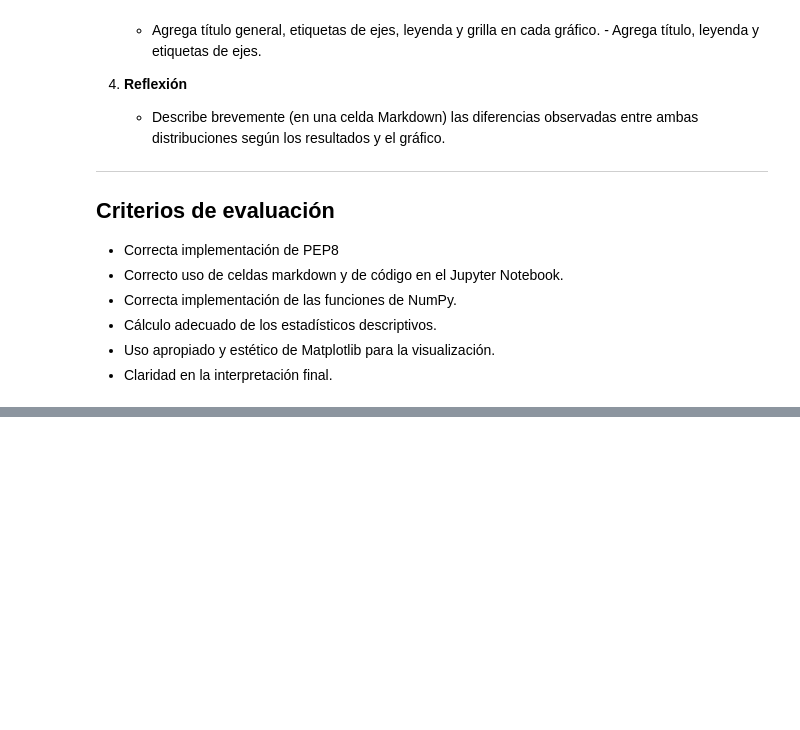
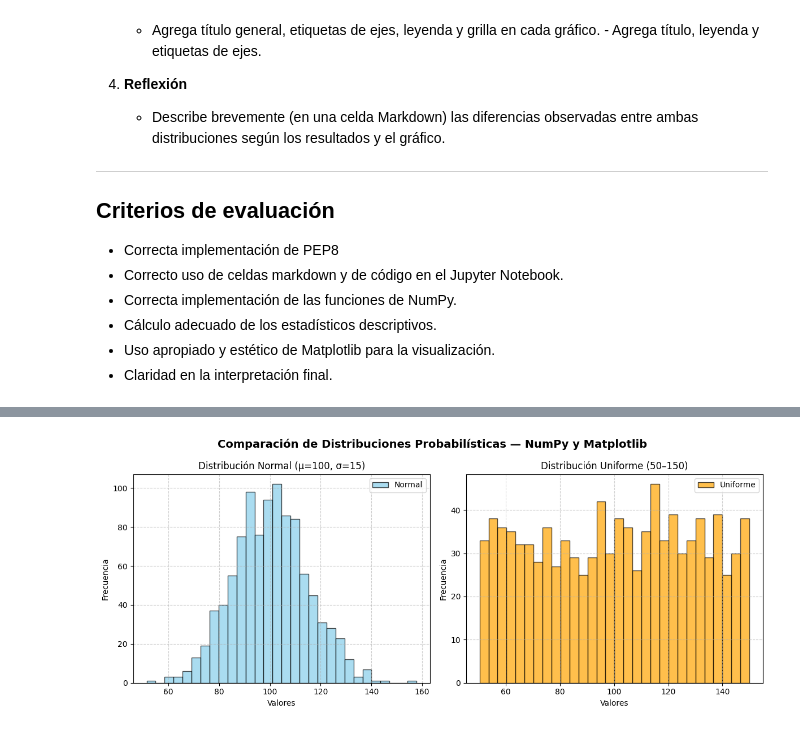
Before and after one commit to victoriailla2607/IllaVictoria_PAD_Practica2_Numpy_v2, a Jupyter notebook: notebooks/practice.ipynb, the cells around one changed output, grey strips where cells are left out. Cells and saved outputs as stored; diff of their text form; code cells hidden in the pictures; blank space fills up the shorter version.

```diff
--- a/notebooks/practice.ipynb
+++ b/notebooks/practice.ipynb
@@ -48,3 +50,79 @@ import matplotlib.pyplot as plt
 import numpy as np
 
 # Tu código a partir de aquí
+# %%
+# ------------------------------------------------------------
+# Práctica de NumPy: Análisis de Distribuciones Probabilísticas
+# Referencias:
+# NumPy Reference Manual: https://numpy.org/doc/stable/reference/index.html
+# NumPy User Guide (v1.18): https://numpy.org/doc/1.18/numpy-user.pdf
+# ------------------------------------------------------------
+
+import numpy as np
+import matplotlib.pyplot as plt
+
+# -------------------------------
+# 1️⃣ Generación de datos
+# -------------------------------
+# np.random.normal y np.random.uniform están documentadas en:
+# https://numpy.org/doc/stable/reference/random/generated/numpy.random.normal.html
+# https://numpy.org/doc/stable/reference/random/generated/numpy.random.uniform.html
+
+np.random.seed(42)  # Reproducibilidad
+
+# Distribución Normal (media=100, desvío=15)
+normal = np.random.normal(loc=100, scale=15, size=1000)
+
+# Distribución Uniforme (entre 50 y 150)
+uniforme = np.random.uniform(low=50, high=150, size=1000)
+
+# -------------------------------
+# 2️⃣ Cálculo de estadísticos
+# -------------------------------
+# Funciones utilizadas: np.mean, np.median, np.var, np.std, np.min, np.max
+# Documentación: https://numpy.org/doc/stable/reference/routines.statistics.html
+
+def resumen_estadistico(datos, nombre):
+    """Imprime los estadísticos descriptivos de un conjunto de datos."""
+    print(f"\n📊 {nombre}")
+    print(f"Media: {np.mean(datos):.2f}")
+    print(f"Mediana: {np.median(datos):.2f}")
+    print(f"Varianza: {np.var(datos):.2f}")
+    print(f"Desvío estándar: {np.std(datos):.2f}")
+    print(f"Mínimo: {np.min(datos):.2f}")
+    print(f"Máximo: {np.max(datos):.2f}")
+
+resumen_estadistico(normal, "Distribución Normal")
+resumen_estadistico(uniforme, "Distribución Uniforme")
+
+# -------------------------------
+# 3️⃣ Visualización
+# -------------------------------
+# Documentación de Matplotlib: https://matplotlib.org/stable/api/pyplot_summary.html
+
+plt.figure(figsize=(12, 5))
+
+# Subplot 1: Distribución Normal
+plt.subplot(1, 2, 1)
+plt.hist(normal, bins=30, color='skyblue', edgecolor='black', alpha=0.7, label='Normal')
+plt.title("Distribución Normal (μ=100, σ=15)")
+plt.xlabel("Valores")
+plt.ylabel("Frecuencia")
+plt.legend()
+plt.grid(True, linestyle='--', alpha=0.6)
+
+# Subplot 2: Distribución Uniforme
+plt.subplot(1, 2, 2)
+plt.hist(uniforme, bins=30, color='orange', edgecolor='black', alpha=0.7, label='Uniforme')
+plt.title("Distribución Uniforme (50–150)")
+plt.xlabel("Valores")
+plt.ylabel("Frecuencia")
+plt.legend()
+plt.grid(True, linestyle='--', alpha=0.6)
+
+# Título general
+plt.suptitle("Comparación de Distribuciones Probabilísticas — NumPy y Matplotlib",
+             fontsize=14, fontweight='bold')
+plt.tight_layout()
+plt.show()
+# %% [output]
@@ -50,0 +144 @@ import numpy as np
+[figure, added]
```
Also changed, not shown: parts of 2 cells of this notebook.
